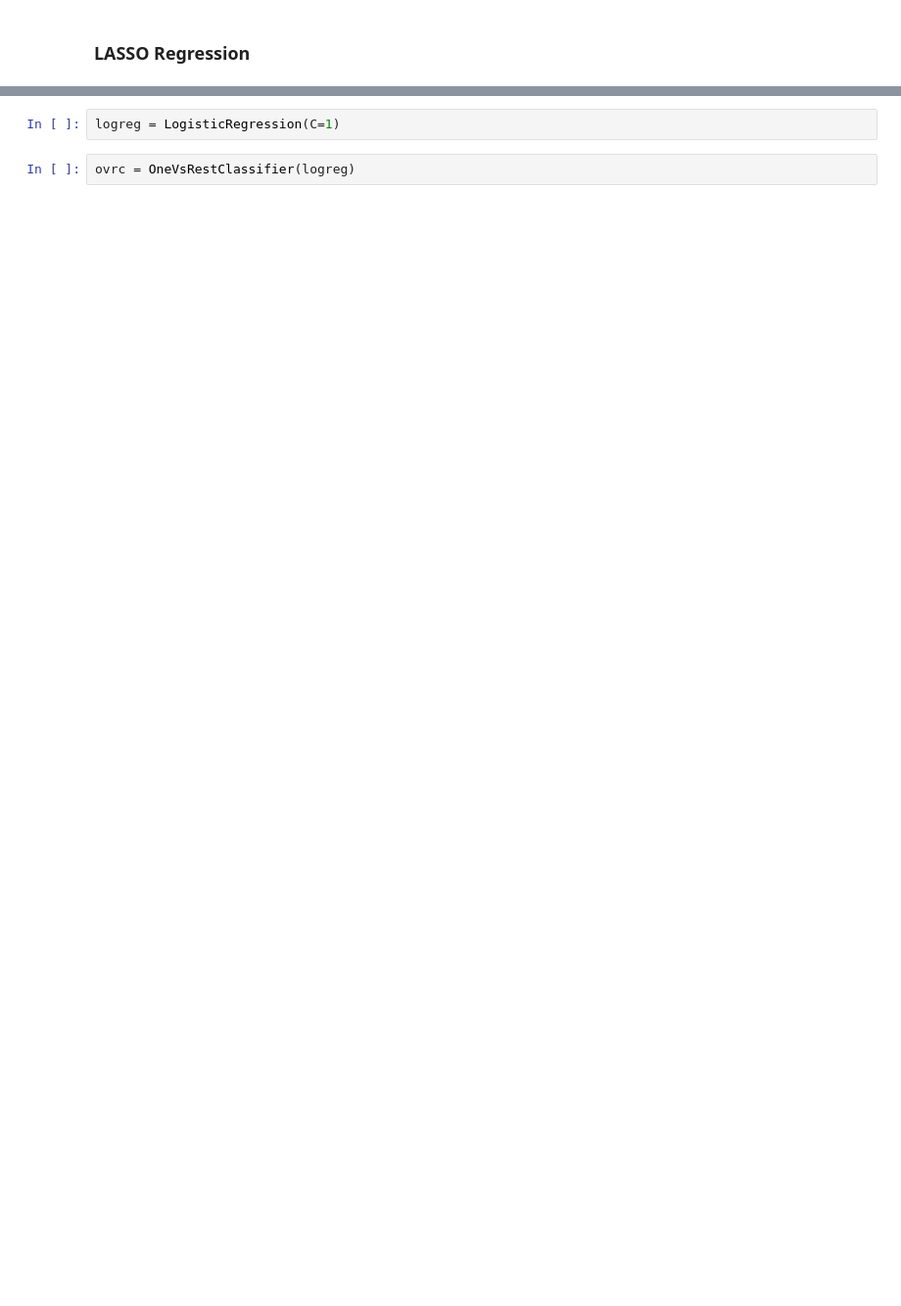
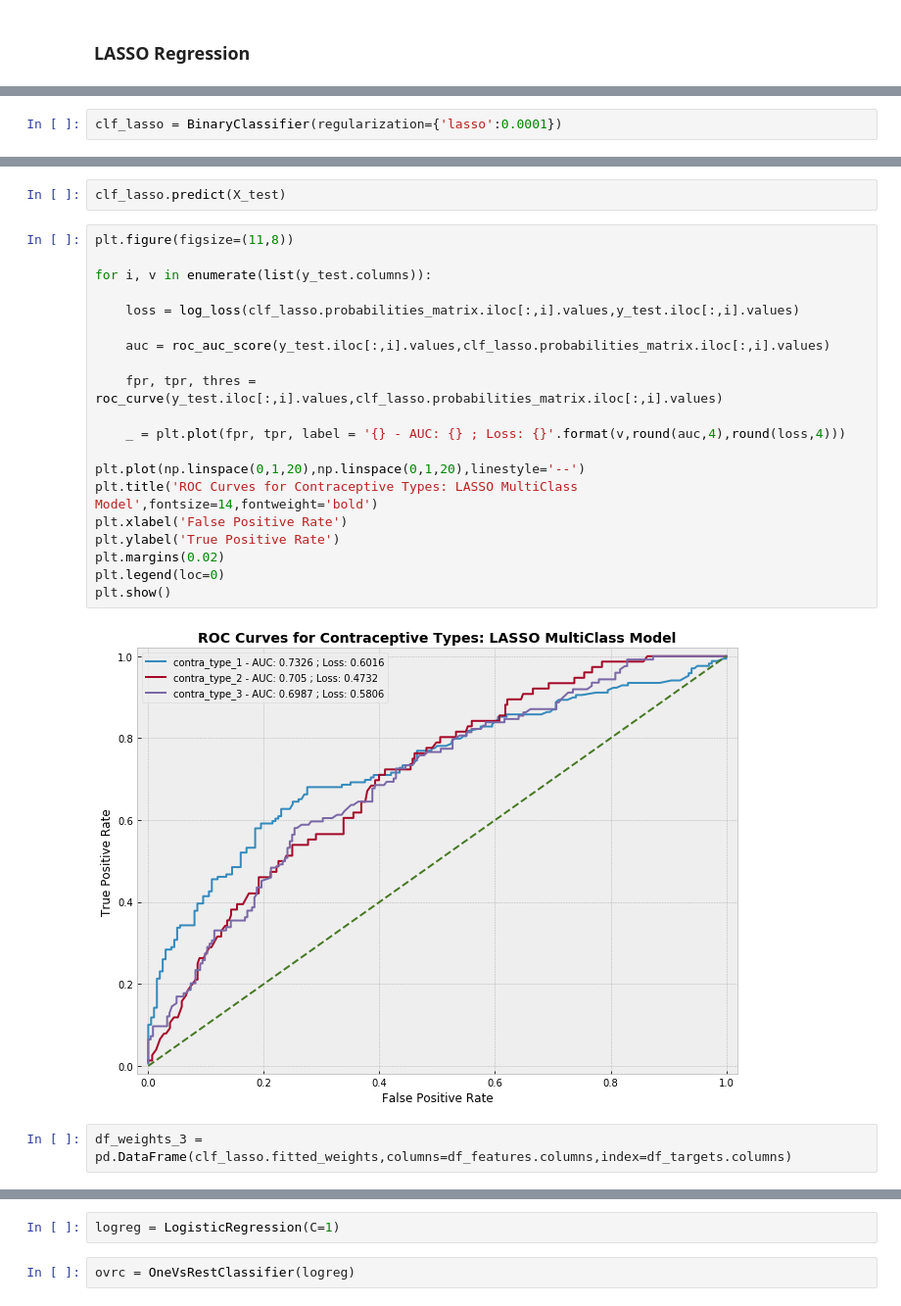
Before and after one commit to MichaelNormandyGavin/contraceptive, a Jupyter notebook: Contraceptive Study Classification.ipynb, the cells around one changed output, grey strips where cells are left out. Shown at 98% size. Drawn from its saved outputs; the diff is of its cells as text; blank space fills up the shorter version.

```diff
--- a/Contraceptive Study Classification.ipynb
+++ b/Contraceptive Study Classification.ipynb
@@ -522,0 +493,2 @@ plt.show()
+# %%
+clf_lasso = BinaryClassifier(regularization={'lasso':0.0001})
@@ -522,0 +502,26 @@ plt.show()
+# %%
+clf_lasso.predict(X_test)
+# %%
+plt.figure(figsize=(11,8))
+
+for i, v in enumerate(list(y_test.columns)):
+
+    loss = log_loss(clf_lasso.probabilities_matrix.iloc[:,i].values,y_test.iloc[:,i].values)
+
+    auc = roc_auc_score(y_test.iloc[:,i].values,clf_lasso.probabilities_matrix.iloc[:,i].values)
+
+    fpr, tpr, thres = roc_curve(y_test.iloc[:,i].values,clf_lasso.probabilities_matrix.iloc[:,i].values)
+
+    _ = plt.plot(fpr, tpr, label = '{} - AUC: {} ; Loss: {}'.format(v,round(auc,4),round(loss,4)))
+
+plt.plot(np.linspace(0,1,20),np.linspace(0,1,20),linestyle='--')
+plt.title('ROC Curves for Contraceptive Types: LASSO MultiClass Model',fontsize=14,fontweight='bold')
+plt.xlabel('False Positive Rate')
+plt.ylabel('True Positive Rate')
+plt.margins(0.02)
+plt.legend(loc=0)
+plt.show()
+# %% [output]
+[figure, added]
+# %%
+df_weights_3 = pd.DataFrame(clf_lasso.fitted_weights,columns=df_features.columns,index=df_targets.columns)
```
Also changed, not shown: parts of 60 cells of this notebook, 3 other files.
